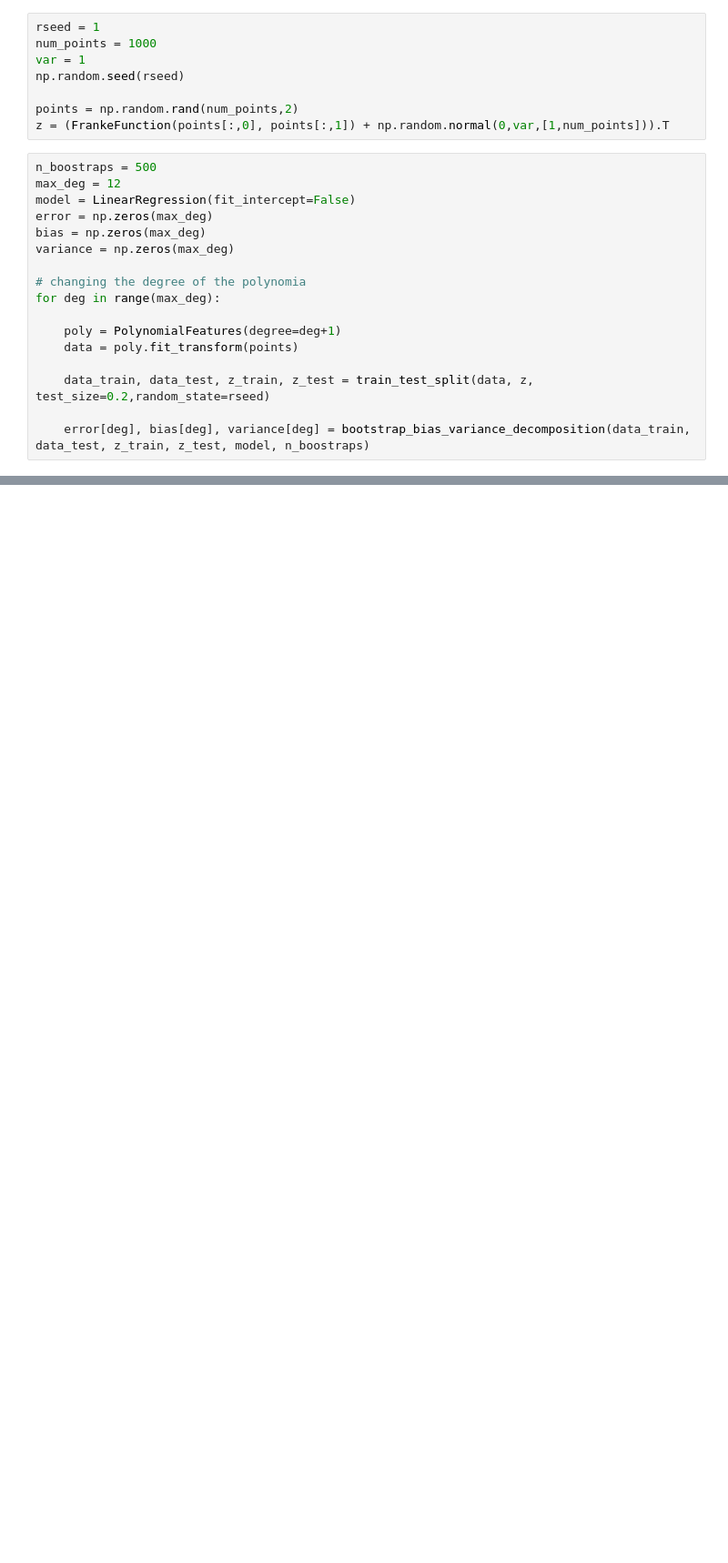
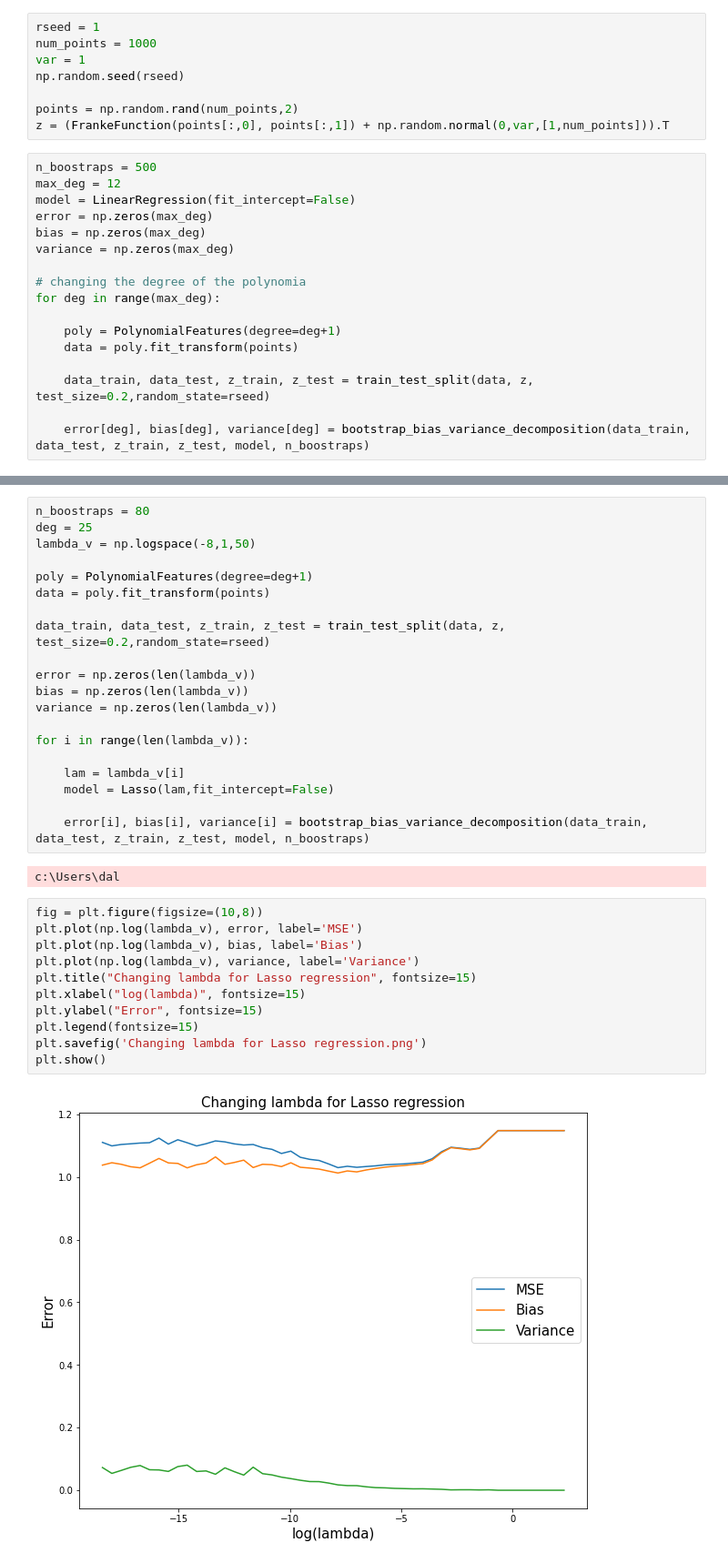
Before and after one commit to matteodales/-FYS-STK4155_Applied_Data_Analysis_and_Machine_Learning, a Jupyter notebook: project3/code/additional_exercise.ipynb, the cells around one changed output, grey strips where cells are left out. Shown at 91% size. Cells and saved outputs as stored; diff of their text form; blank space fills up the shorter version.

```diff
--- a/project3/code/additional_exercise.ipynb
+++ b/project3/code/additional_exercise.ipynb
@@ -83,0 +112,35 @@ plt.show()
+# %%
+n_boostraps = 80
+deg = 25
+lambda_v = np.logspace(-8,1,50)
+
+poly = PolynomialFeatures(degree=deg+1)
+data = poly.fit_transform(points)
+
+data_train, data_test, z_train, z_test = train_test_split(data, z, test_size=0.2,random_state=rseed)
+
+error = np.zeros(len(lambda_v))
+bias = np.zeros(len(lambda_v))
+variance = np.zeros(len(lambda_v))
+
+for i in range(len(lambda_v)):
+
+    lam = lambda_v[i]
+    model = Lasso(lam,fit_intercept=False)
+
+    error[i], bias[i], variance[i] = bootstrap_bias_variance_decomposition(data_train, data_test, z_train, z_test, model, n_boostraps)
+# %% [output]
+c:\Users\dal
+# %%
+fig = plt.figure(figsize=(10,8))
+plt.plot(np.log(lambda_v), error, label='MSE')
+plt.plot(np.log(lambda_v), bias, label='Bias')
+plt.plot(np.log(lambda_v), variance, label='Variance')
+plt.title("Changing lambda for Lasso regression", fontsize=15)
+plt.xlabel("log(lambda)", fontsize=15)
+plt.ylabel("Error", fontsize=15)
+plt.legend(fontsize=15)
+plt.savefig('Changing lambda for Lasso regression.png')
+plt.show()
+# %% [output]
+[figure, added]
```
Also changed, not shown: parts of 16 cells of this notebook, 1 other file.
